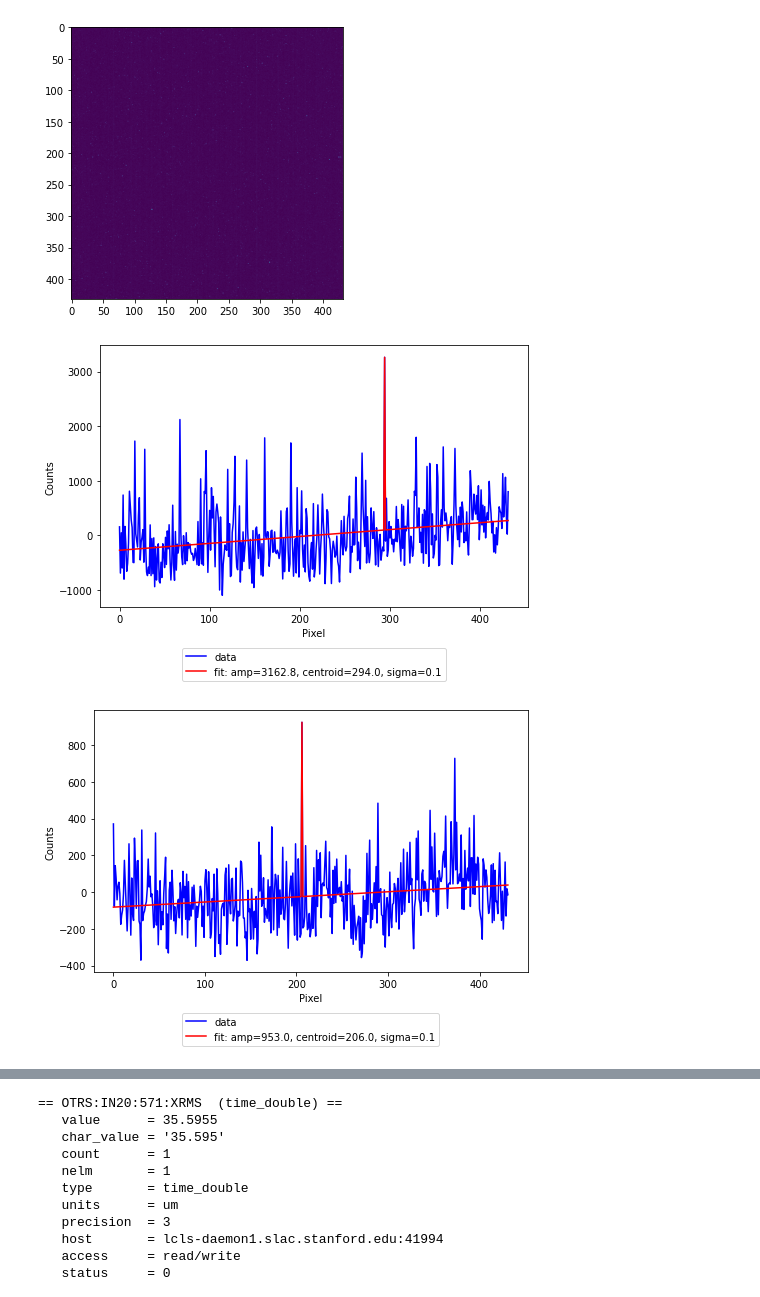
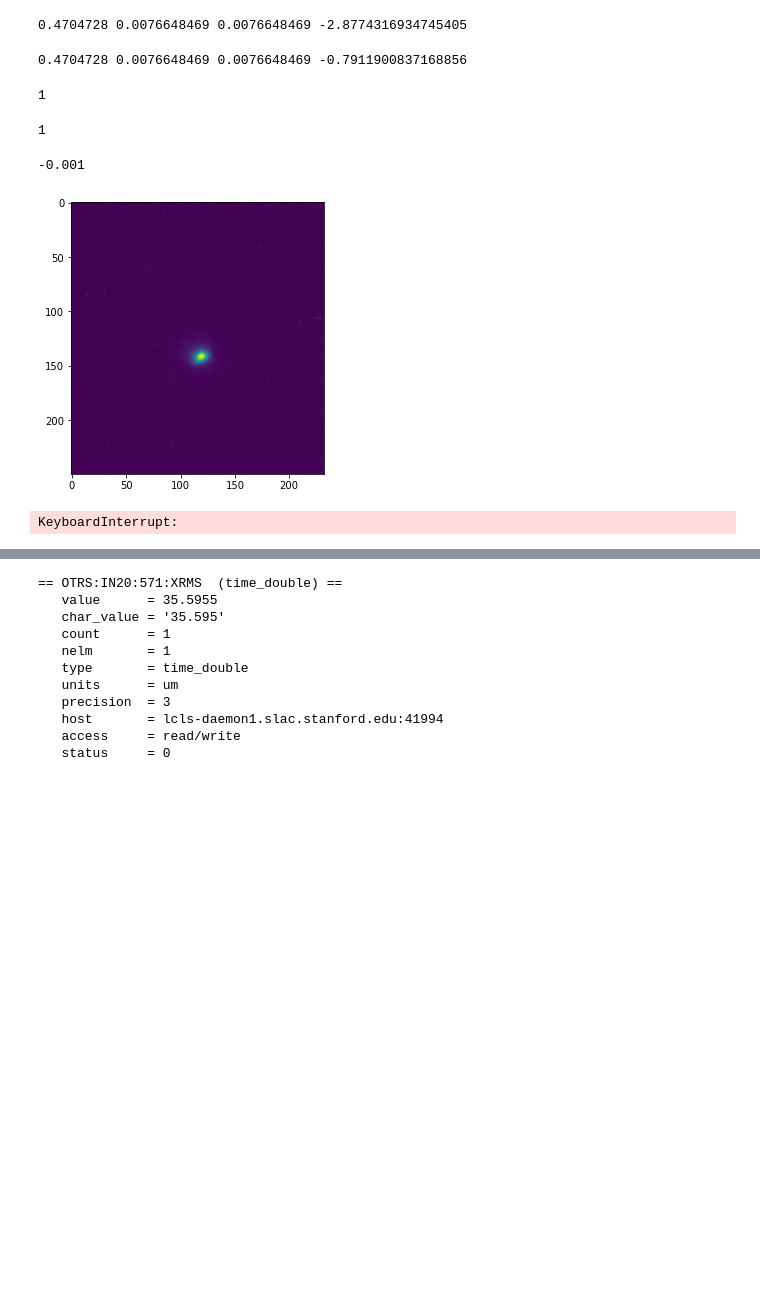
Before and after one commit to slaclab/lcls_emit, a Jupyter notebook: OTR2_monitor.ipynb, the cells around one changed output, grey strips where cells are left out. Saved outputs shown, nothing was run; the diff lists cells and outputs as text; code cells hidden in the pictures; blank space fills up the shorter version.

```diff
--- a/OTR2_monitor.ipynb
+++ b/OTR2_monitor.ipynb
@@ -27,24 +29,52 @@ ncol, nrow
+# %%
+init_sol  = pvname_list[0].get()
+init_q121 = pvname_list[1].get()
+init_q122 = pvname_list[2].get()
+init_q525 = pvname_list[3].get()
+print(init_sol, init_q121, init_q122, init_q525)
+# %% [output]
+0.4704728 0.0076648469 0.0076648469 -2.8774316934745405
+# %%
+init_sol  = pvname_list[0].get()
+init_q121 = pvname_list[1].get()
+init_q122 = pvname_list[2].get()
+init_q525 = pvname_list[3].get()
+print(init_sol, init_q121, init_q122, init_q525)
+# %% [output]
+0.4704728 0.0076648469 0.0076648469 -0.7911900837168856
+# %%
+pvname_list[0].put(0.4704728)
+# %% [output]
+1
+# %%
+#sol  = pvname_list[0].put(0.4704728)
+
+pvname_list[3].put(-2.8774316934745405)
+# %% [output]
+1
+# %%
+pvname_list[1].get()
+# %% [output]
+-0.001
 # %%
 while True:
     im = caget("OTRS:IN20:571:IMAGE")
     beam_image = Image(im, ncol, nrow, bg_image = None)
     beam_image.reshape_im()
     #print(beam_image.proc_image.shape)
-    beam_image.proc_image = beam_image.proc_image#[200:900, 1000:]
+    beam_image.proc_image = beam_image.proc_image[100:350, 200:]
     plt.figure(figsize = (15,5))
     plt.imshow(beam_image.proc_image)
     beam_image.get_im_projection();
     beamsizes = beam_image.get_sizes(show_plots=True)
     #saveimage(im, ncol, nrow, beamsizes)
     plt.close()
 
     time.sleep(3)
     clear_output(wait=True)
-    break
 # %% [output]
-[figure, old version]
+[figure, new version]
-[figure, removed]
-[figure, removed]
+KeyboardInterrupt:
 # %%
 caget("OTRS:IN20:571:XRMS"),caget("OTRS:IN20:571:YRMS")
 # %% [output]
```
Also changed, not shown: parts of 5 cells of this notebook, 3 other files.
